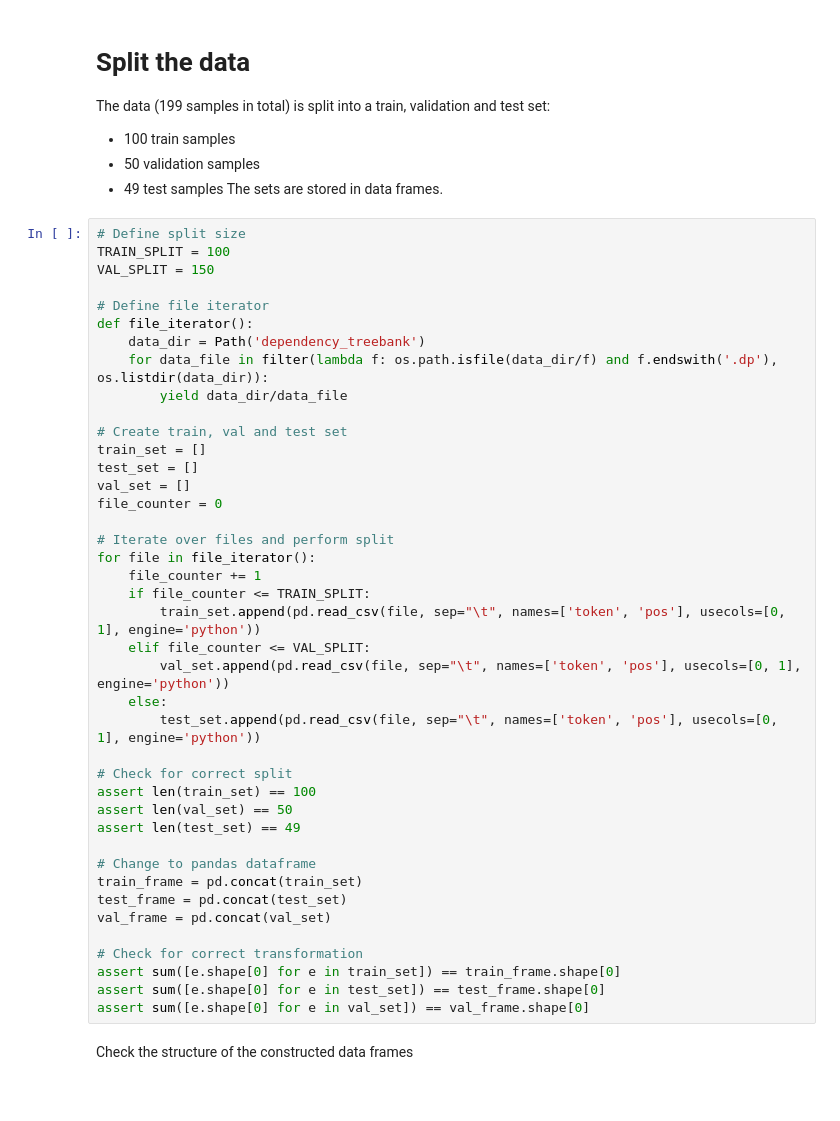
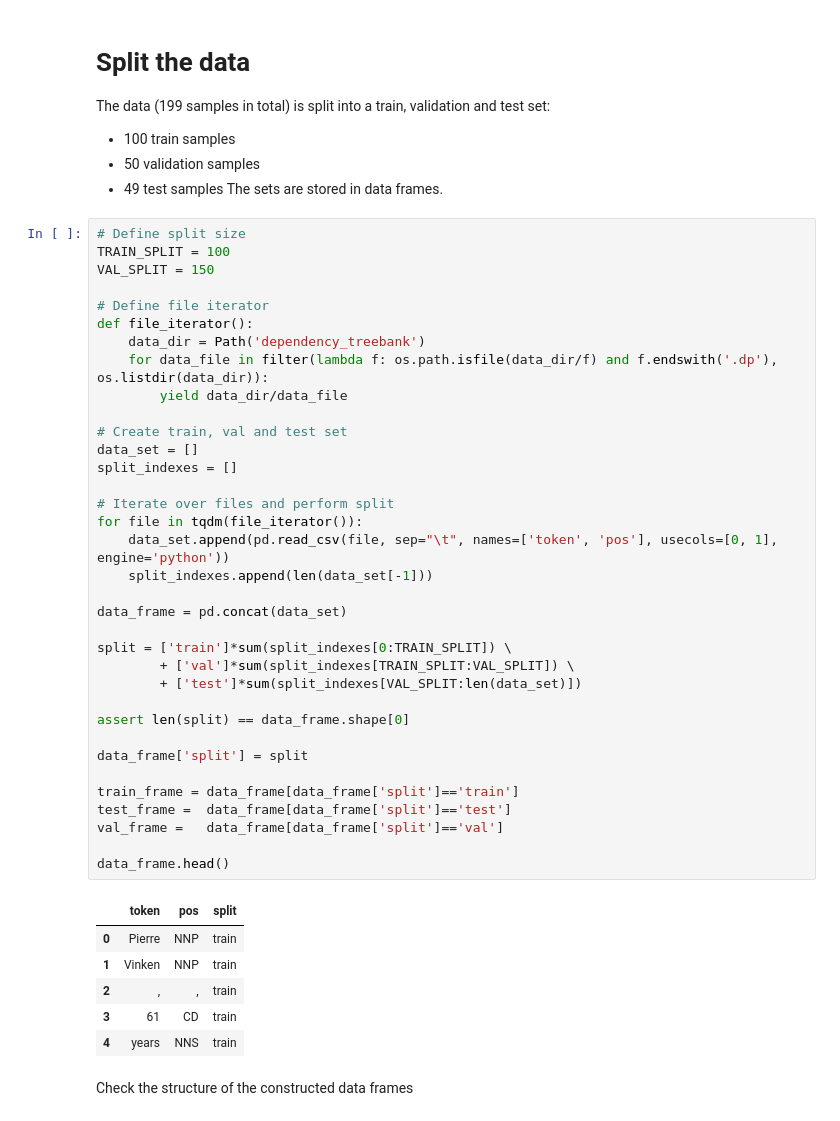
Before and after one commit to michaelSt9898/nlp_assignment_project, a Jupyter notebook: assignment_1.ipynb, the cells around one changed output. Saved outputs shown, nothing was run; the diff lists cells and outputs as text.

```diff
--- a/assignment_1.ipynb
+++ b/assignment_1.ipynb
@@ -55,43 +62,44 @@ The sets are stored in data frames.
 # %%
 # Define split size
 TRAIN_SPLIT = 100
 VAL_SPLIT = 150
 
 # Define file iterator
 def file_iterator():
     data_dir = Path('dependency_treebank')
     for data_file in filter(lambda f: os.path.isfile(data_dir/f) and f.endswith('.dp'), os.listdir(data_dir)):
         yield data_dir/data_file
 
 # Create train, val and test set
-train_set = []
-test_set = []
-val_set = []
-file_counter = 0
+data_set = []
+split_indexes = []
 
 # Iterate over files and perform split
-for file in file_iterator():
-    file_counter += 1
-    if file_counter <= TRAIN_SPLIT:
-        train_set.append(pd.read_csv(file, sep="\t", names=['token', 'pos'], usecols=[0, 1], engine='python'))
-    elif file_counter <= VAL_SPLIT:
-        val_set.append(pd.read_csv(file, sep="\t", names=['token', 'pos'], usecols=[0, 1], engine='python'))
-    else:
-        test_set.append(pd.read_csv(file, sep="\t", names=['token', 'pos'], usecols=[0, 1], engine='python'))
+for file in tqdm(file_iterator()):
+    data_set.append(pd.read_csv(file, sep="\t", names=['token', 'pos'], usecols=[0, 1], engine='python'))
+    split_indexes.append(len(data_set[-1]))
 
-# Check for correct split
-assert len(train_set) == 100
-assert len(val_set) == 50
-assert len(test_set) == 49
+data_frame = pd.concat(data_set)
 
-# Change to pandas dataframe
-train_frame = pd.concat(train_set)
-test_frame = pd.concat(test_set)
-val_frame = pd.concat(val_set)
+split = ['train']*sum(split_indexes[0:TRAIN_SPLIT]) \
+        + ['val']*sum(split_indexes[TRAIN_SPLIT:VAL_SPLIT]) \
+        + ['test']*sum(split_indexes[VAL_SPLIT:len(data_set)])
 
-# Check for correct transformation
-assert sum([e.shape[0] for e in train_set]) == train_frame.shape[0]
-assert sum([e.shape[0] for e in test_set]) == test_frame.shape[0]
-assert sum([e.shape[0] for e in val_set]) == val_frame.shape[0]
+assert len(split) == data_frame.shape[0]
+
+data_frame['split'] = split
+
+train_frame = data_frame[data_frame['split']=='train']
+test_frame =  data_frame[data_frame['split']=='test']
+val_frame =   data_frame[data_frame['split']=='val']
+
+data_frame.head()
+# %% [output]
+|  | token | pos | split |
+| 0 | Pierre | NNP | train |
+| 1 | Vinken | NNP | train |
+| 2 | , | , | train |
+| 3 | 61 | CD | train |
+| 4 | years | NNS | train |
 # %% [markdown]
 Check the structure of the constructed data frames
```
Also changed, not shown: parts of 14 cells of this notebook, 2 other files.
